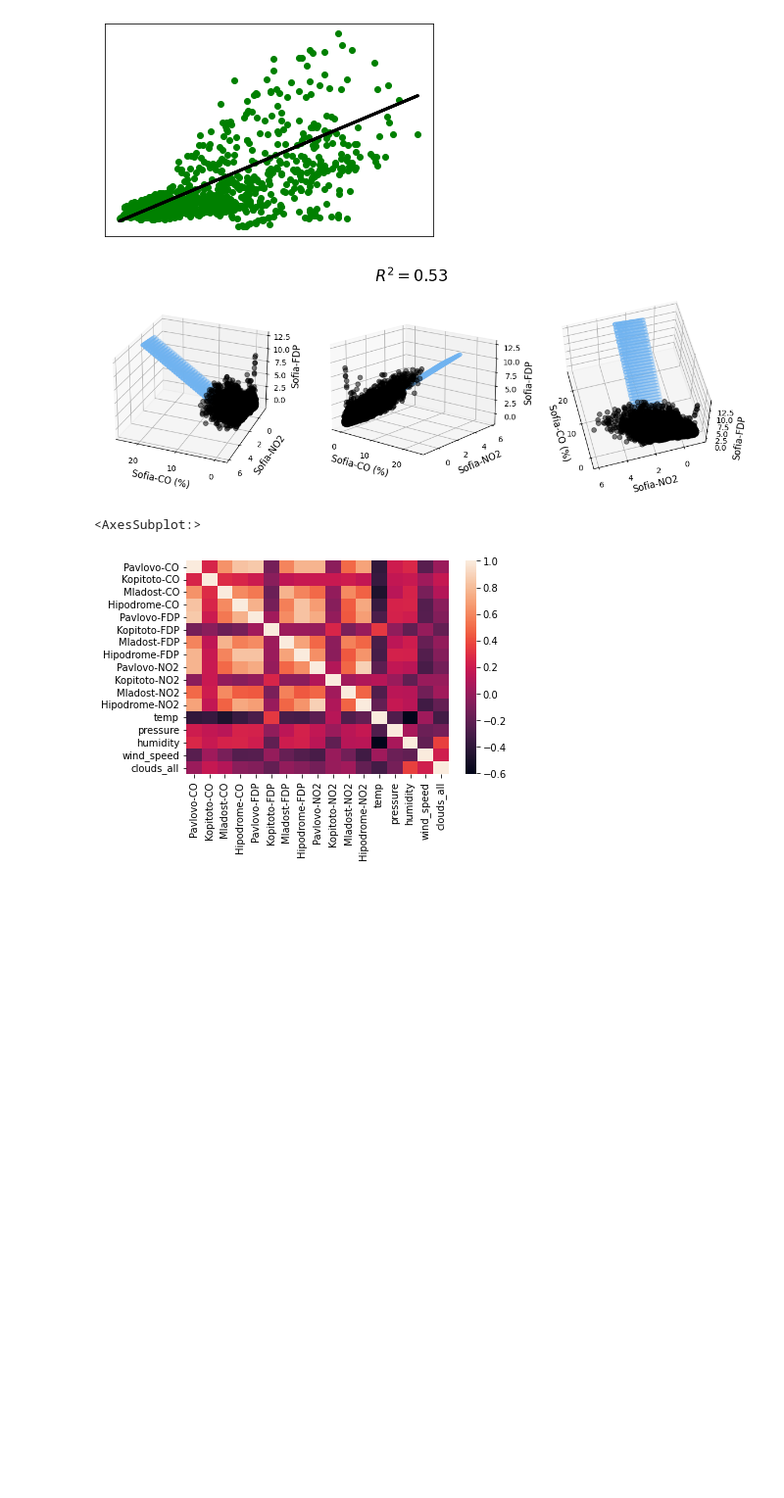
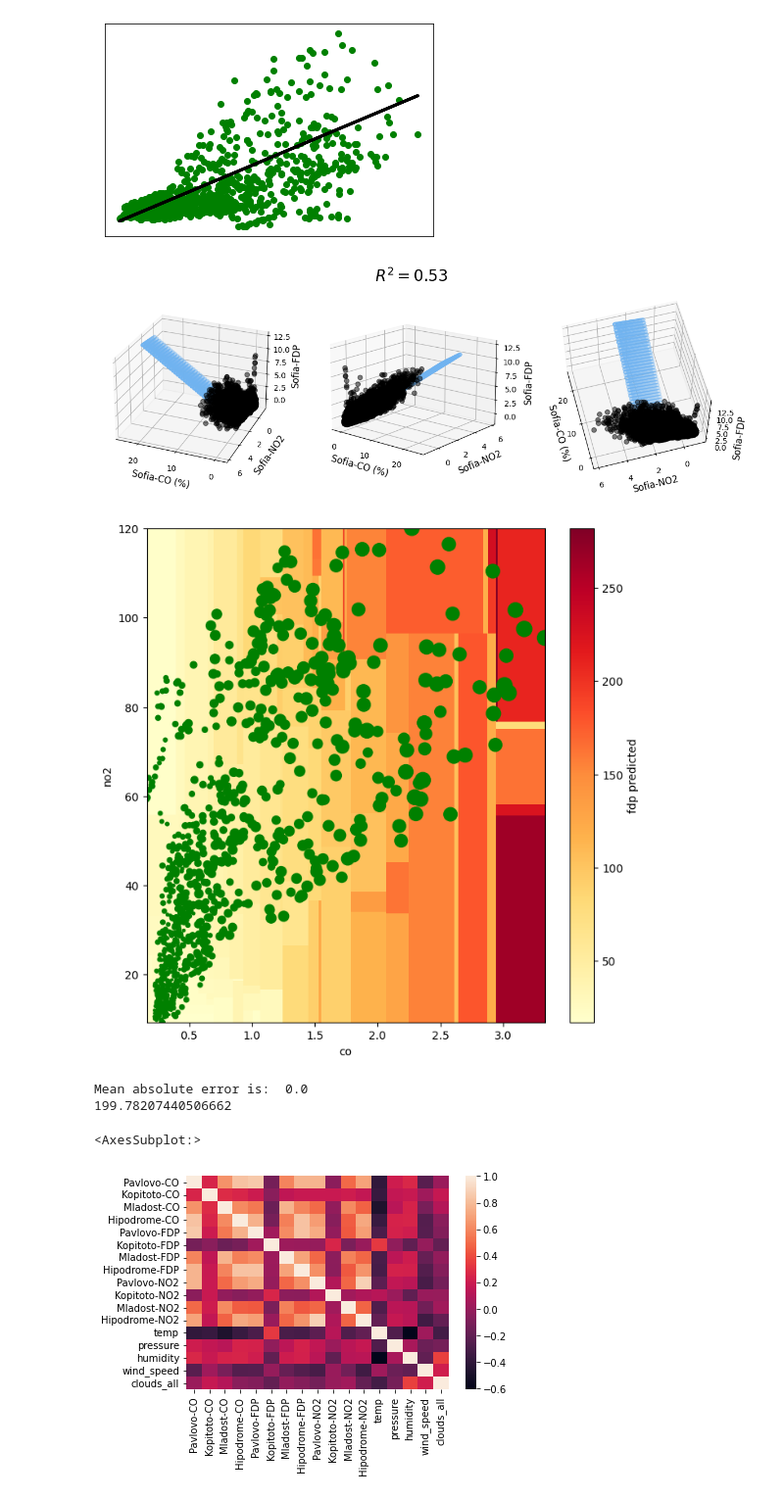
Before and after one commit to TsvetoslavVasev/BIgDataCourseProject, a Jupyter notebook: SofiaAirQuality.ipynb, the cells around one changed output. Shown at 98% size. Drawn from its saved outputs; the diff is of its cells as text; code cells hidden in the pictures; blank space fills up the shorter version.

Commit message:
regression tree

```diff
--- a/SofiaAirQuality.ipynb
+++ b/SofiaAirQuality.ipynb
@@ -915,3 +956,73 @@ fig.tight_layout()
+# %%
+
+# import the regressor
+from sklearn.tree import DecisionTreeRegressor
+
+co_col = air_quality_df.loc[: , "Pavlovo-CO":"Hipodrome-CO"]
+fdp_col = air_quality_df.loc[: , "Pavlovo-FDP":"Hipodrome-FDP"]
+no2_col = air_quality_df.loc[: , "Pavlovo-NO2":"Hipodrome-NO2"]
+air_quality_df['Sofia-CO'] = co_col.mean(axis=1)
+air_quality_df['Sofia-FDP'] = fdp_col.mean(axis=1)
+air_quality_df['Sofia-NO2'] = no2_col.mean(axis=1)
+
+X = air_quality_df[['Sofia-CO', 'Sofia-NO2']].values.reshape(-1,2)
+Y = air_quality_df['Sofia-FDP']
+regressor = DecisionTreeRegressor(max_depth = 7)
+regressor.fit(air_quality_df[['Sofia-CO', 'Sofia-NO2']], air_quality_df['Sofia-FDP'])
+
+
+co = X[-1000:, 0]
+no2 = X[-1000:, 1]
+fdps = Y[-1000:]
+nx = len(co)
+ny = len(no2)
+
+# creating a grid of points
+x_co = np.linspace(min(co), max(co), nx)
+y_no2= np.linspace(min(no2), max(no2), ny)
+xx, yy = np.meshgrid(x_co, y_no2)
+# evaluating the regressor on all the points
+y_fdp = regressor.predict(np.array([xx.flatten(), yy.flatten()]).T)
+zz = np.reshape(y_fdp, (nx, ny))
+fig = plt.figure(figsize=(8, 8))
+# plotting the predictions
+plt.pcolormesh(x_co, y_no2, zz, cmap=plt.cm.YlOrRd)
+plt.colorbar(label='fdp predicted') # add a colorbar on the right
+# plotting also the observations
+plt.scatter(co, no2, s=fdps, c='g')
+# setting the limit for each axis
+plt.xlim(np.min(co), np.max(co))
+plt.ylim(np.min(no2), np.max(no2))
+plt.xlabel('co')
+plt.ylabel('no2')
+plt.show()
+
+
+# import export_graphviz
+from sklearn.tree import export_graphviz
+
+# export the decision tree to a tree.dot file
+# for visualizing the plot easily anywhere
+export_graphviz(regressor, out_file ='tree.dot',
+               feature_names =['Sofia-CO', 'Sofia-NO2'])
+
+
+from sklearn.metrics import mean_absolute_error
+print("Mean absolute error is: ", mean_absolute_error(y_fdp, regressor.predict(np.array([xx.flatten(), yy.flatten()]).T)))
+
+# import graphviz
+
+# with open("tree.dot") as f:
+#     dot_graph = f.read()
+# graphviz.Source(dot_graph)
+from sklearn.model_selection import cross_val_score
+
+scores = -cross_val_score(regressor, air_quality_df[['Sofia-CO', 'Sofia-NO2']],air_quality_df['Sofia-FDP'], scoring='neg_mean_squared_error', cv=10)
+print(scores.mean())
+# %% [output]
+[figure, added]
+Mean absolute error is:  0.0
+199.78207440506662
 # %%
 corr = air_quality_df.corr()
 sns.heatmap(corr)
```
Also changed, not shown: parts of 1 cell of this notebook.
